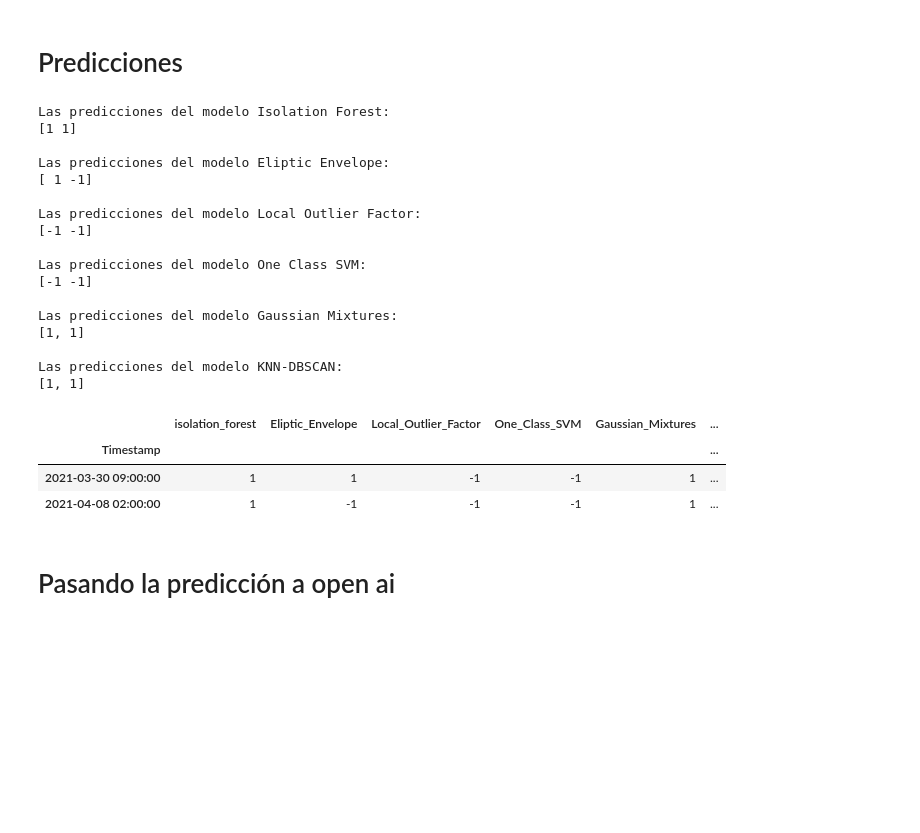
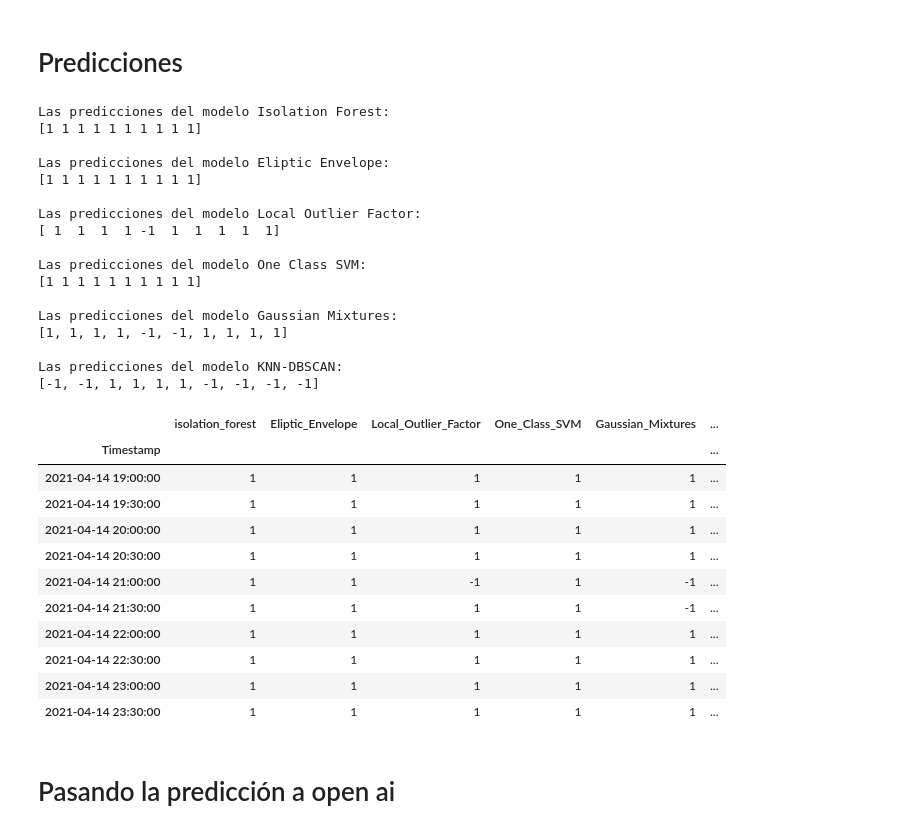
Before and after one commit to EHMikel/LLM_transformer_agents_for_AI_tasks, a Jupyter notebook: src/predict_anomaly_detection.ipynb, the cells around one changed output. Saved outputs shown, nothing was run; the diff lists cells and outputs as text; code cells hidden in the pictures; blank space fills up the shorter version.

Commit message:
Anomaly detection is on beta

```diff
--- a/src/predict_anomaly_detection.ipynb
+++ b/src/predict_anomaly_detection.ipynb
@@ -18,7 +18,7 @@ from load_store_utils import cargar_lote_datos
 datos_test = 'HVAC_test_processeded.csv'
 ruta_datos_procesados = '../data/Anomaly_detection/processed_data/'
 
-new_data = cargar_lote_datos(m_samples=2, name= datos_test, ruta_datos=ruta_datos_procesados)
+new_data = cargar_lote_datos(m_samples=10, name= datos_test, ruta_datos=ruta_datos_procesados)
 new_data
 # %% [output]
 |  | T_Supply | T_Return | SP_Return | T_Saturation | T_Outdoor | RH_Supply | RH_Return | RH_Outdoor | Energy | ... |
@@ -115,19 +131,19 @@ knn_labels = parse_knn_predictions(knn_predictions=knn_predictions)
 print(f'Las predicciones del modelo KNN-DBSCAN: \n{knn_labels}')
 # %% [output]
 Las predicciones del modelo Isolation Forest:
-[1 1]
+[1 1 1 1 1 1 1 1 1 1]
 
 Las predicciones del modelo Eliptic Envelope:
-[ 1 -1]
+[1 1 1 1 1 1 1 1 1 1]
 
 Las predicciones del modelo Local Outlier Factor:
-[-1 -1]
+[ 1  1  1  1 -1  1  1  1  1  1]
 
 Las predicciones del modelo One Class SVM:
-[-1 -1]
+[1 1 1 1 1 1 1 1 1 1]
 
 Las predicciones del modelo Gaussian Mixtures:
-[1, 1]
+[1, 1, 1, 1, -1, -1, 1, 1, 1, 1]
 
 Las predicciones del modelo KNN-DBSCAN:
-[1, 1]
+[-1, -1, 1, 1, 1, 1, -1, -1, -1, -1]
@@ -134,29 +152,38 @@ Las predicciones del modelo KNN-DBSCAN:
 # %%
 model_names = ['isolation_forest', 'Eliptic_Envelope', 'Local_Outlier_Factor', 'One_Class_SVM', 'Gaussian_Mixtures', 'KNN_DBSCAN']
 models = [IF, EE, LOF, OCSVM, GM, KNN_dbscan]
 dct_models = dict(zip(model_names, models))
 
 models_predictions = {}
 for name, model in dct_models.items():
 
     if name == 'Gaussian_Mixtures':
         pred = model.predict_proba(X_test_scl_df)
         predictions = parse_gm_predictions(pred)
     elif name == 'KNN_DBSCAN':
         pred = model.predict(X_test_scl_df)
         predictions = parse_knn_predictions(pred)
     else:
         predictions = model.predict(X_test_scl_df)
 
     models_predictions[name] = predictions
 
 model_pred_df = pd.DataFrame(models_predictions, index= X_test_scl_df.index)
+model_pred_df['anomaly'] = model_pred_df.apply(lambda x: mayority_voting(x), axis=1)
 model_pred_df
 # %% [output]
 |  | isolation_forest | Eliptic_Envelope | Local_Outlier_Factor | One_Class_SVM | Gaussian_Mixtures | ... |
 | Timestamp |  |  |  |  |  | ... |
-| 2021-03-30 09:00:00 | 1 | 1 | -1 | -1 | 1 | ... |
-| 2021-04-08 02:00:00 | 1 | -1 | -1 | -1 | 1 | ... |
+| 2021-04-14 19:00:00 | 1 | 1 | 1 | 1 | 1 | ... |
+| 2021-04-14 19:30:00 | 1 | 1 | 1 | 1 | 1 | ... |
+| 2021-04-14 20:00:00 | 1 | 1 | 1 | 1 | 1 | ... |
+| 2021-04-14 20:30:00 | 1 | 1 | 1 | 1 | 1 | ... |
+| 2021-04-14 21:00:00 | 1 | 1 | -1 | 1 | -1 | ... |
+| 2021-04-14 21:30:00 | 1 | 1 | 1 | 1 | -1 | ... |
+| 2021-04-14 22:00:00 | 1 | 1 | 1 | 1 | 1 | ... |
+| 2021-04-14 22:30:00 | 1 | 1 | 1 | 1 | 1 | ... |
+| 2021-04-14 23:00:00 | 1 | 1 | 1 | 1 | 1 | ... |
+| 2021-04-14 23:30:00 | 1 | 1 | 1 | 1 | 1 | ... |
 # %% [markdown]
 # Pasando la predicción a open ai
 # %%
```
Also changed, not shown: parts of 12 cells of this notebook, 45 other files.
